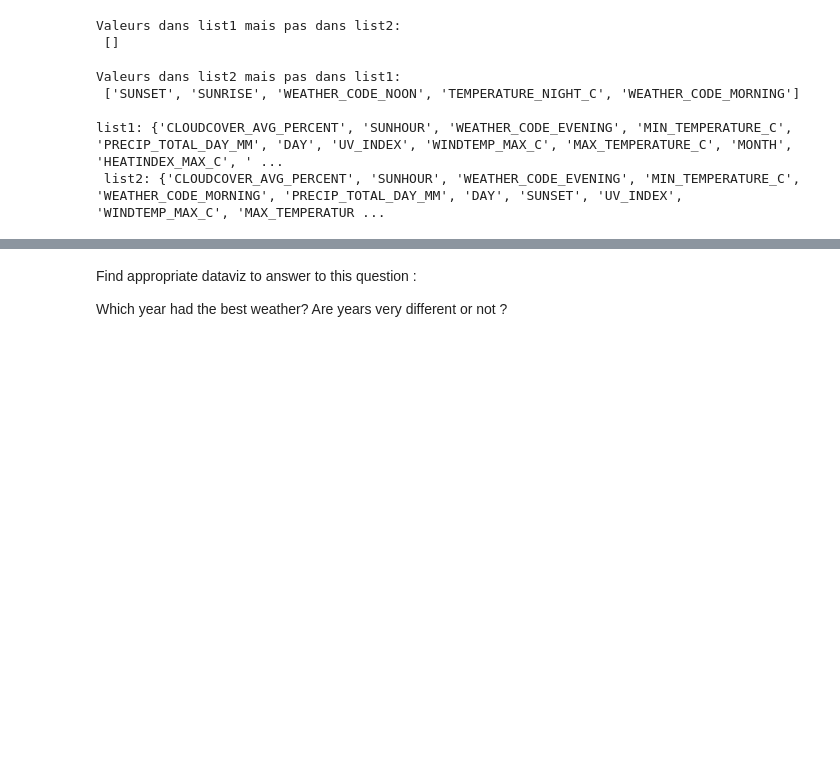
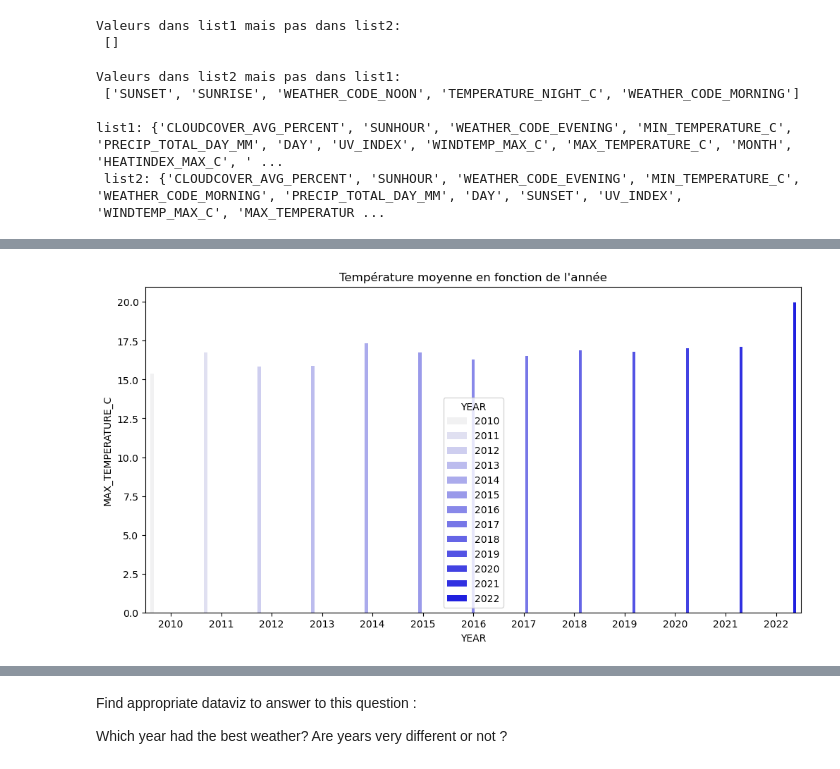
Before and after one commit to bigmoletos/WildCodeSchool_formation_IA_nov2023, a Jupyter notebook: quêtes/Semaine5/Pandas/Pandas/FD_2.7_Pandas_automation.ipynb, the cells around one changed output, grey strips where cells are left out. Drawn from its saved outputs; the diff is of its cells as text; code cells hidden in the pictures; blank space fills up the shorter version.

Commit message:
2.7 graphique

```diff
--- a/quêtes/Semaine5/Pandas/Pandas/FD_2.7_Pandas_automation.ipynb
+++ b/quêtes/Semaine5/Pandas/Pandas/FD_2.7_Pandas_automation.ipynb
@@ -405,0 +599,30 @@ list1: {'CLOUDCOVER_AVG_PERCENT', 'SUNHOUR', 'WEATHER_CODE_EVENING', 'MIN_TEMPER
+# %%
+import seaborn as sns
+import matplotlib.pyplot as plt
+
+# MAX_TEMPERATURE_C
+# Copie du dataframe car nous allons changer sa structure
+dftotal_big2 = dftotal_big.copy()
+
+# Convertir l'index en colonne
+dftotal_big2.reset_index(inplace=True)
+
+# Extraire l'année à partir de la colonne DATE
+dftotal_big2['YEAR'] = dftotal_big2['DATE'].dt.year
+
+# Filtrer les données où la température est supérieure à 0
+df_temp = dftotal_big2[dftotal_big2["MAX_TEMPERATURE_C"] > 0]
+
+# Calculer la moyenne de la température par an
+# avec un reset_index pour avoir un index numérique standard (0,1,2,...)
+# car le groupby peut désorganiser l'index du df
+df_temp_mean = df_temp.groupby(
+    "YEAR")["MAX_TEMPERATURE_C"].mean().reset_index()
+
+# Créer le graphique
+plt.figure(figsize=(12, 6))
+sns.barplot(x="YEAR", y="MAX_TEMPERATURE_C", data=df_temp_mean, hue='YEAR' ,color="b")
+plt.title("Température moyenne en fonction de l'année")
+plt.show()
+# %% [output]
+[figure, added]
```
Also changed, not shown: parts of 21 cells of this notebook.
